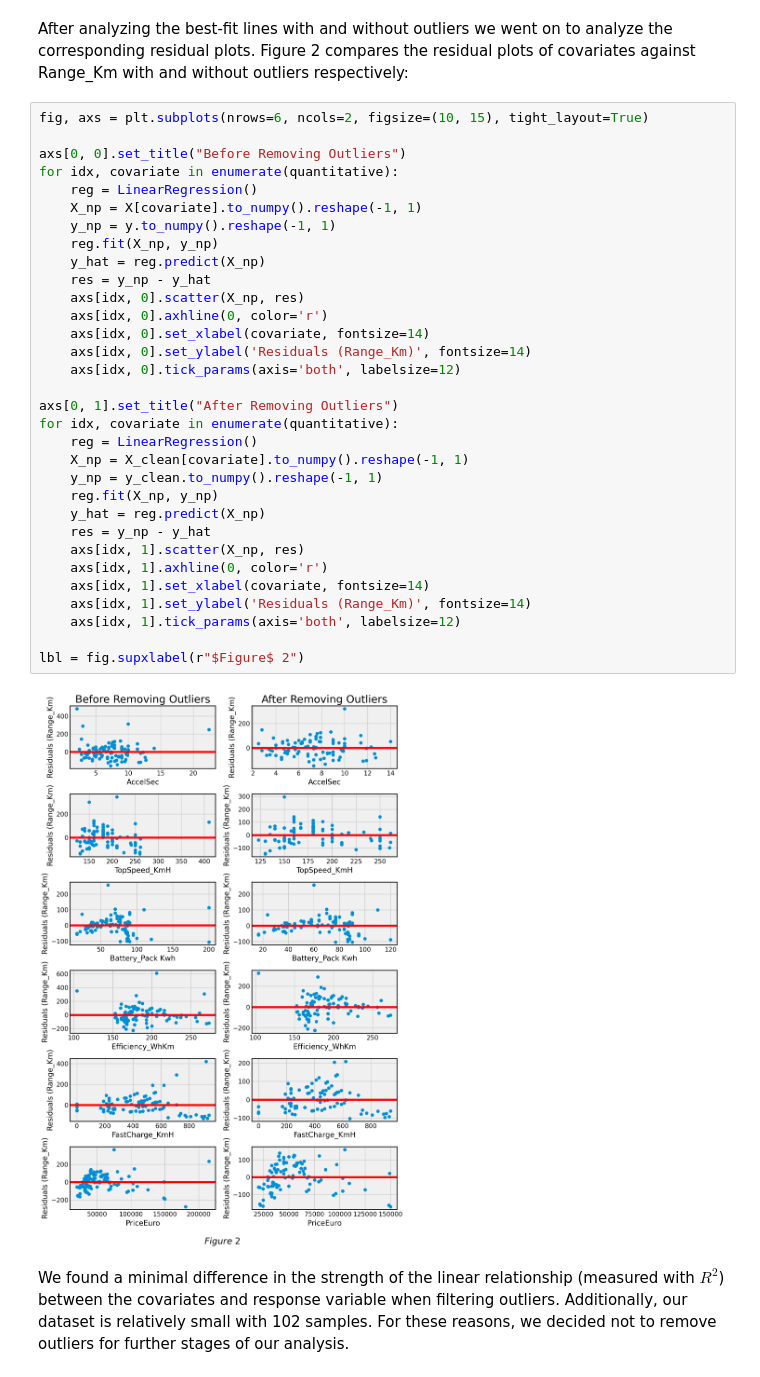
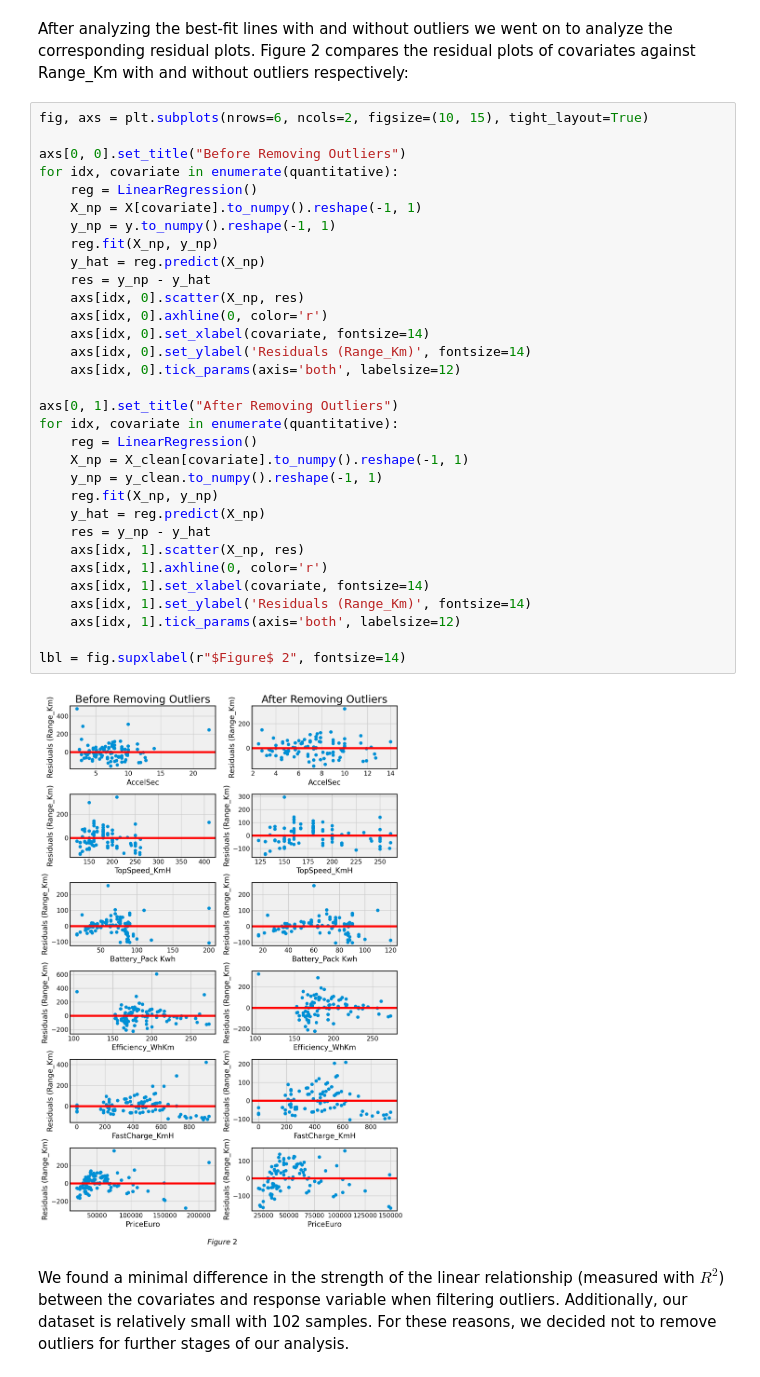
Before and after one commit to lavaman131/EV_range_prediction, a Jupyter notebook: data_loading.ipynb, the cells around one changed output. Drawn from its saved outputs; the diff is of its cells as text.

```diff
--- a/data_loading.ipynb
+++ b/data_loading.ipynb
@@ -132,35 +132,35 @@ fig, axs = plt.subplots(nrows=6, ncols=2, figsize=(10, 15), tight_layout=True)
 
 axs[0, 0].set_title("Before Removing Outliers")
 for idx, covariate in enumerate(quantitative):
     reg = LinearRegression()
     X_np = X[covariate].to_numpy().reshape(-1, 1)
     y_np = y.to_numpy().reshape(-1, 1)
     reg.fit(X_np, y_np)
     y_hat = reg.predict(X_np)
     res = y_np - y_hat
     axs[idx, 0].scatter(X_np, res)
     axs[idx, 0].axhline(0, color='r')
     axs[idx, 0].set_xlabel(covariate, fontsize=14)
     axs[idx, 0].set_ylabel('Residuals (Range_Km)', fontsize=14)
     axs[idx, 0].tick_params(axis='both', labelsize=12)
 
 axs[0, 1].set_title("After Removing Outliers")
 for idx, covariate in enumerate(quantitative):
     reg = LinearRegression()
     X_np = X_clean[covariate].to_numpy().reshape(-1, 1)
     y_np = y_clean.to_numpy().reshape(-1, 1)
     reg.fit(X_np, y_np)
     y_hat = reg.predict(X_np)
     res = y_np - y_hat
     axs[idx, 1].scatter(X_np, res)
     axs[idx, 1].axhline(0, color='r')
     axs[idx, 1].set_xlabel(covariate, fontsize=14)
     axs[idx, 1].set_ylabel('Residuals (Range_Km)', fontsize=14)
     axs[idx, 1].tick_params(axis='both', labelsize=12)
 
-lbl = fig.supxlabel(r"$Figure$ 2")
+lbl = fig.supxlabel(r"$Figure$ 2", fontsize=14)
 # %% [output]
-[figure, old version]
+[figure, new version]
 # %% [markdown]
 We found a minimal difference in the strength of the linear relationship (measured with $R^2$) between the covariates and response variable when filtering outliers. Additionally, our dataset is relatively small with 102 samples. For these reasons, we decided not to remove outliers for further stages of our analysis.
 # %%
```
Also changed, not shown: parts of 6 cells of this notebook, 2 other files.
